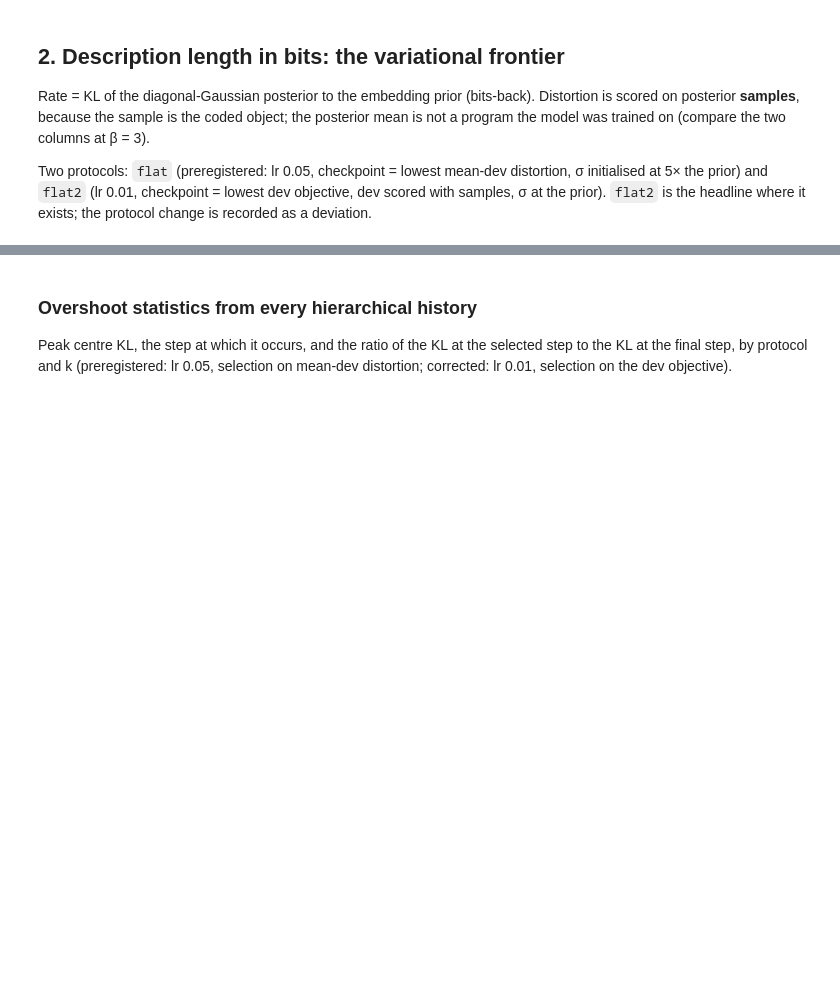
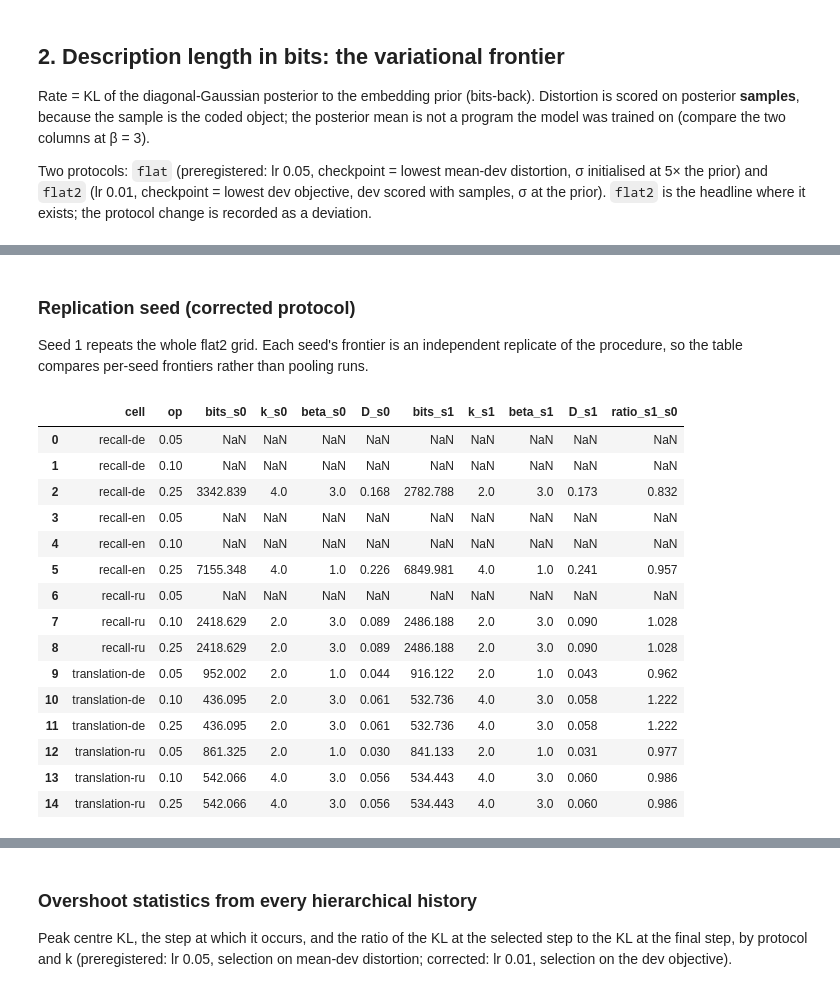
Before and after one commit to sirotenkogeorgii/prefix-programs, a Jupyter notebook: notebooks/01_figures.ipynb, the cells around one changed output, grey strips where cells are left out. Cells and saved outputs as stored; diff of their text form; code cells hidden in the pictures; blank space fills up the shorter version.

```diff
--- a/notebooks/01_figures.ipynb
+++ b/notebooks/01_figures.ipynb
@@ -149,3 +150,25 @@ fig = plots.plot_frontier({"flat": f1, "flat2": f2}, load.MEASURABLE, ops=OPS);
+# %% [markdown]
+### Replication seed (corrected protocol)
+Seed 1 repeats the whole flat2 grid. Each seed's frontier is an independent replicate of the procedure, so the table compares per-seed frontiers rather than pooling runs.
+# %%
+fbs = frontier.frontier_by_seed(f2_all, OPS_X, cells=load.MEASURABLE); fbs.to_csv(TAB / "frontier_by_seed.csv", index=False); fbs.round(3)
+# %% [output]
+|  | cell | op | bits_s0 | k_s0 | beta_s0 | D_s0 | bits_s1 | k_s1 | beta_s1 | D_s1 | ratio_s1_s0 |
+| 0 | recall-de | 0.05 | NaN | NaN | NaN | NaN | NaN | NaN | NaN | NaN | NaN |
+| 1 | recall-de | 0.10 | NaN | NaN | NaN | NaN | NaN | NaN | NaN | NaN | NaN |
+| 2 | recall-de | 0.25 | 3342.839 | 4.0 | 3.0 | 0.168 | 2782.788 | 2.0 | 3.0 | 0.173 | 0.832 |
+| 3 | recall-en | 0.05 | NaN | NaN | NaN | NaN | NaN | NaN | NaN | NaN | NaN |
+| 4 | recall-en | 0.10 | NaN | NaN | NaN | NaN | NaN | NaN | NaN | NaN | NaN |
+| 5 | recall-en | 0.25 | 7155.348 | 4.0 | 1.0 | 0.226 | 6849.981 | 4.0 | 1.0 | 0.241 | 0.957 |
+| 6 | recall-ru | 0.05 | NaN | NaN | NaN | NaN | NaN | NaN | NaN | NaN | NaN |
+| 7 | recall-ru | 0.10 | 2418.629 | 2.0 | 3.0 | 0.089 | 2486.188 | 2.0 | 3.0 | 0.090 | 1.028 |
+| 8 | recall-ru | 0.25 | 2418.629 | 2.0 | 3.0 | 0.089 | 2486.188 | 2.0 | 3.0 | 0.090 | 1.028 |
+| 9 | translation-de | 0.05 | 952.002 | 2.0 | 1.0 | 0.044 | 916.122 | 2.0 | 1.0 | 0.043 | 0.962 |
+| 10 | translation-de | 0.10 | 436.095 | 2.0 | 3.0 | 0.061 | 532.736 | 4.0 | 3.0 | 0.058 | 1.222 |
+| 11 | translation-de | 0.25 | 436.095 | 2.0 | 3.0 | 0.061 | 532.736 | 4.0 | 3.0 | 0.058 | 1.222 |
+| 12 | translation-ru | 0.05 | 861.325 | 2.0 | 1.0 | 0.030 | 841.133 | 2.0 | 1.0 | 0.031 | 0.977 |
+| 13 | translation-ru | 0.10 | 542.066 | 4.0 | 3.0 | 0.056 | 534.443 | 4.0 | 3.0 | 0.060 | 0.986 |
+| 14 | translation-ru | 0.25 | 542.066 | 4.0 | 3.0 | 0.056 | 534.443 | 4.0 | 3.0 | 0.060 | 0.986 |
 # %%
 # posterior mean vs sampled distortion, flat2 rows
 f2[["cell", "k", "beta", "kl_bits", "best_step", "D", "D_sampled"]].rename(columns={"D": "D_mean"}).sort_values(["cell", "k", "beta"])
```
Also changed, not shown: parts of 4 cells of this notebook, 13 other files.
